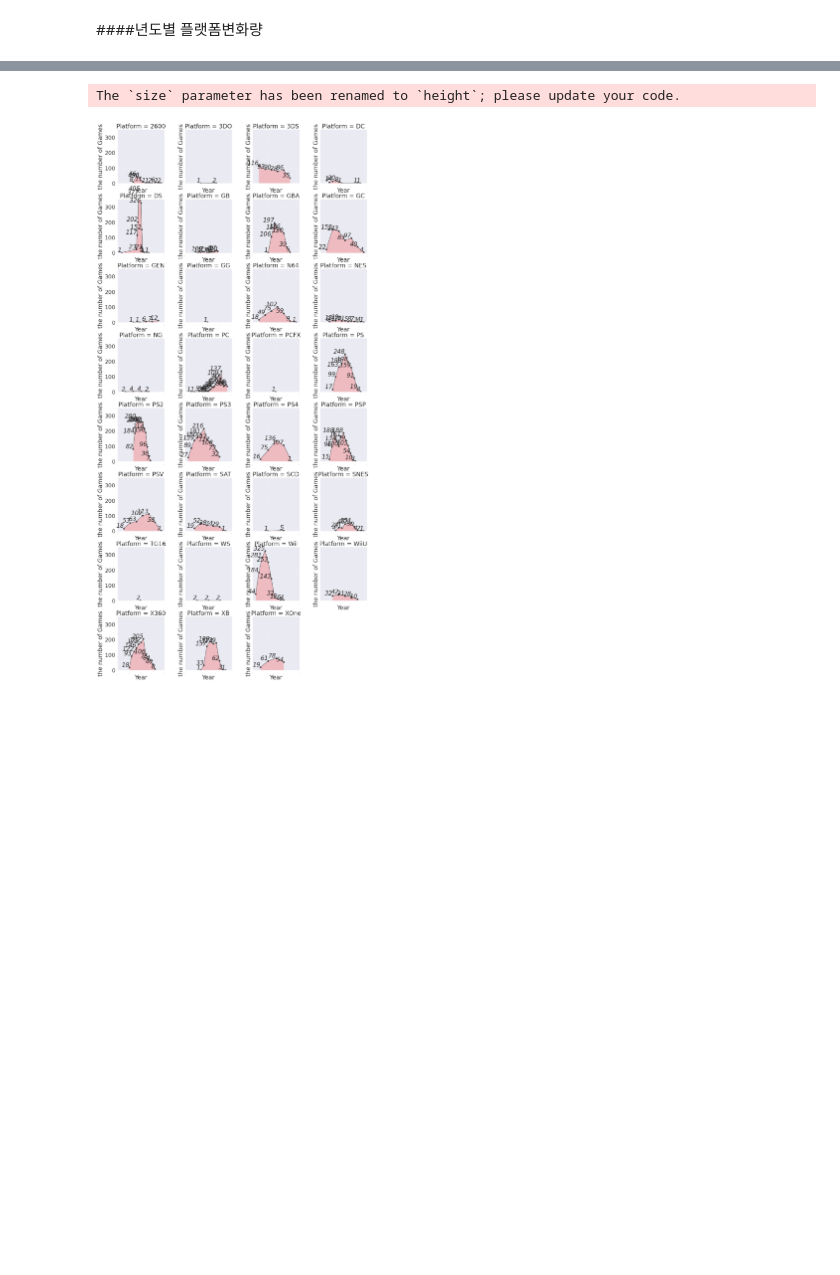
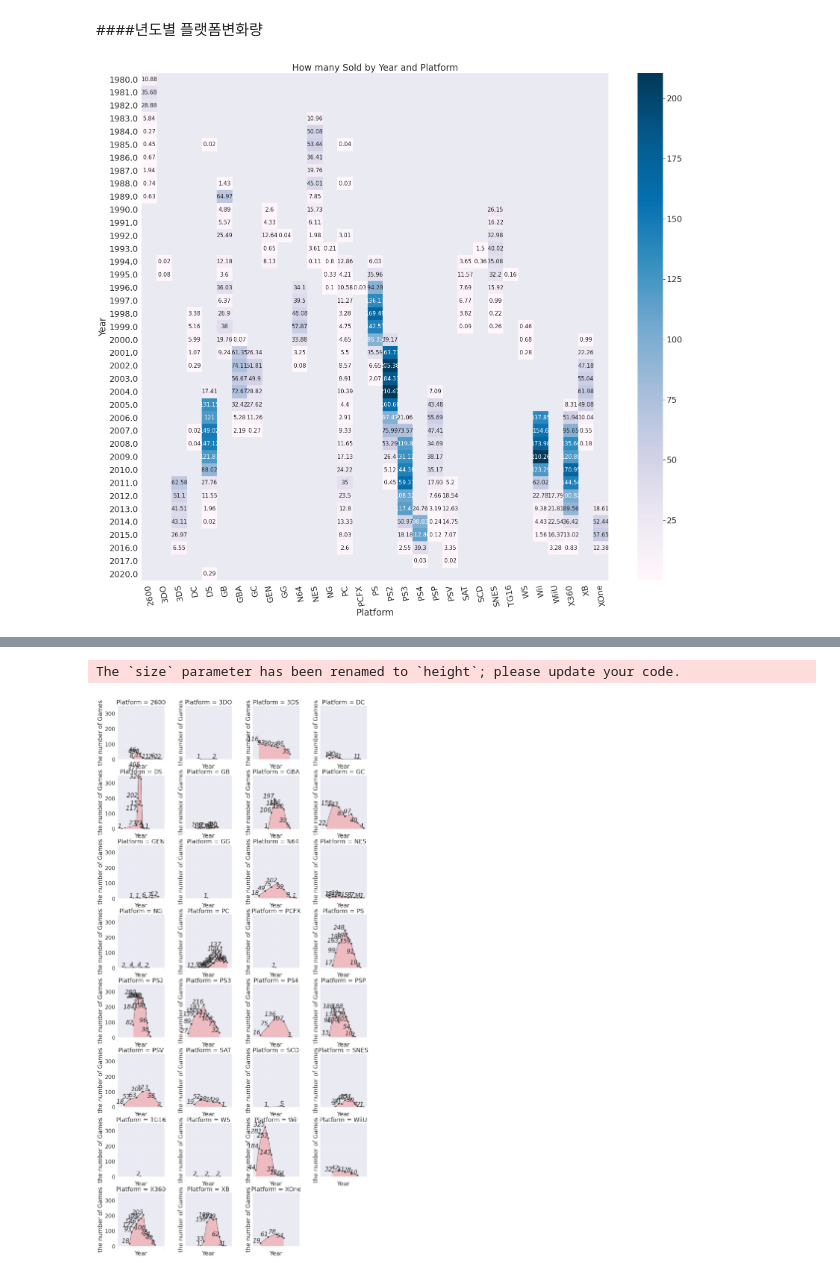
Before and after one commit to syh0397/codestates-AI-bootcamp-1, a Jupyter notebook: Untitled0.ipynb, the cells around one changed output, grey strips where cells are left out. Saved outputs shown, nothing was run; the diff lists cells and outputs as text; code cells hidden in the pictures; blank space fills up the shorter version.

```diff
--- a/Untitled0.ipynb
+++ b/Untitled0.ipynb
@@ -482,3 +487,15 @@ plt.show()
 = 과거 게임의 경우 컴퓨터가 크게 발전되지 않았고, 픽셀이나 그래픽 등을 많이 따져야 했다. 그래서 과거 잘 만든 게임의 기준 중 하나는 크기를 고려한 게임이었는데, 현재는 컴퓨터의 발전으로 크기는 고려하지 않아도 되는 수준까지 이르렀다. 또한 퍼즐이나 플랫폼 게임의 경우 인터넷에서 스트리밍 서비스로 즐길 수 있기 때문에 굳이 비디오게임으로 내지 않는 것으로 보인다.
 # %% [markdown]
 ####년도별 플랫폼변화량
+# %%
+Platform_year_table = pd.pivot_table(data[data['Year'] <= 2020.0], values = ['overall_sales'], index = ['Year'], columns = ['Platform'], aggfunc = 'sum')
+
+plt.figure(figsize=(28,25))
+sns.heatmap(Platform_year_table['overall_sales'], annot = True, annot_kws = {"size": 15}, fmt = 'g', cmap = "PuBu")
+plt.xticks(rotation = 100)
+plt.title('How many Sold by Year and Platform')
+plt.xlabel('Platform')
+plt.ylabel('Year')
+plt.show()
+# %% [output]
+[figure, added]
```
Also changed, not shown: parts of 29 cells of this notebook.
